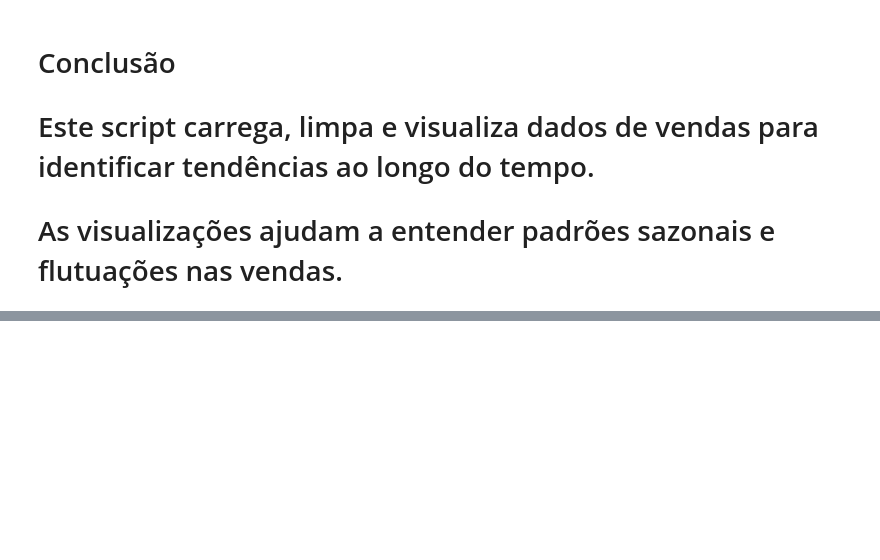
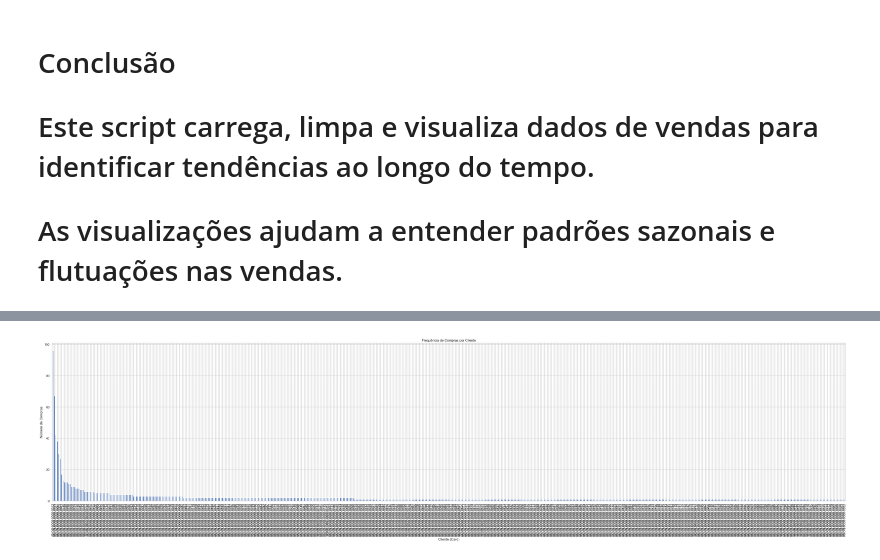
Before and after one commit to Eliasfapc007/Everyone, a Jupyter notebook: Visualização_dados1.ipynb, the cells around one changed output, grey strips where cells are left out. Cells and saved outputs as stored; diff of their text form; code cells hidden in the pictures; blank space fills up the shorter version.

```diff
--- a/Visualização_dados1.ipynb
+++ b/Visualização_dados1.ipynb
@@ -101,0 +162,11 @@ plt.savefig('sales_trend.png')
+# %%
+# 4. Frequência de Compras por Cliente
+customer_frequency = data['card'].value_counts()
+plt.figure(figsize=(50 ,10))
+customer_frequency.plot(kind='bar')
+plt.title('Frequência de Compras por Cliente')
+plt.xlabel('Cliente (Card)')
+plt.ylabel('Número de Compras')
+plt.show()
+# %% [output]
+[figure, added]
```
Also changed, not shown: parts of 8 cells of this notebook.
